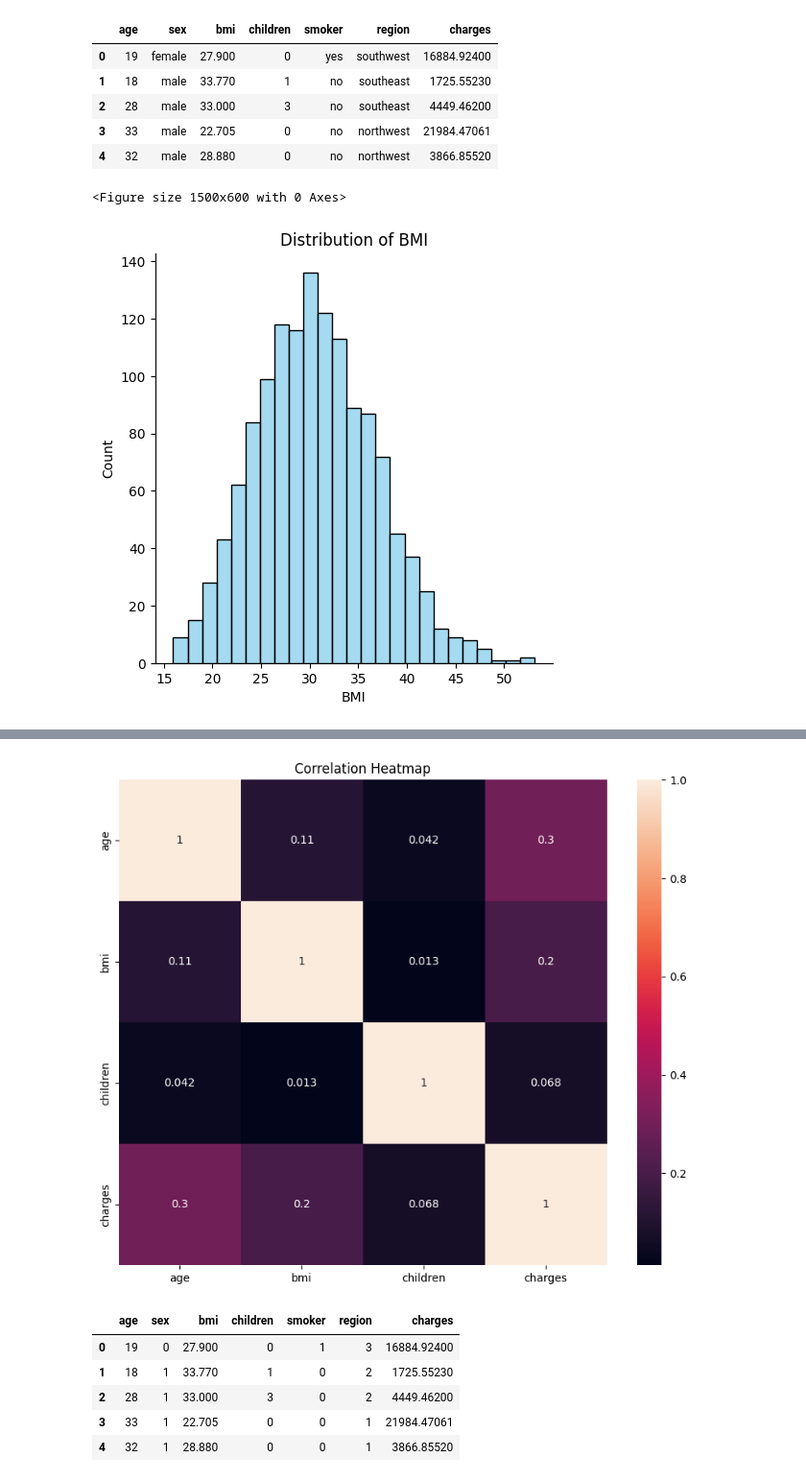
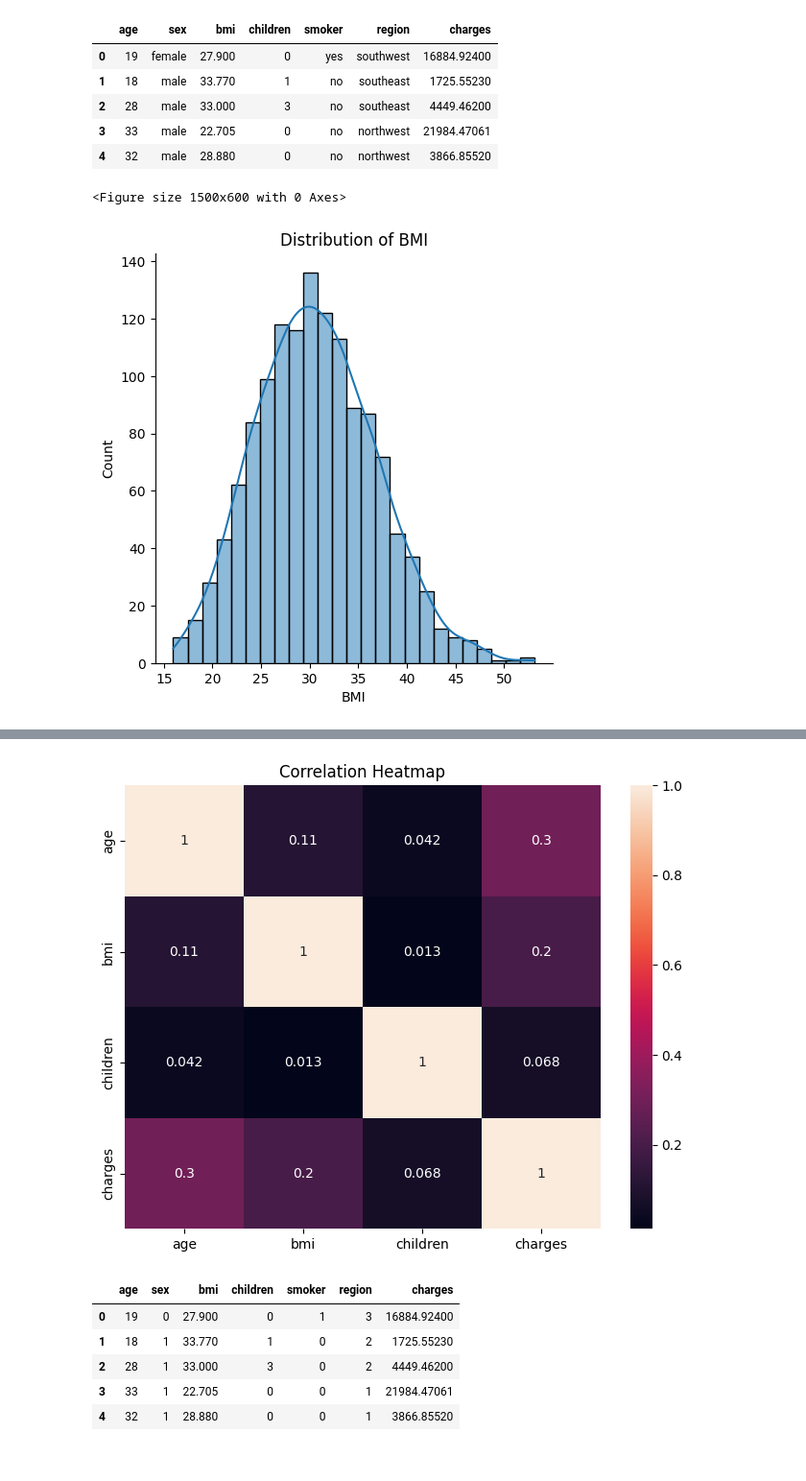
Before and after one commit to MuhammadMaaz1095/neurofive-ml-track_weak4, a Jupyter notebook: Ensemble_learning/model.ipynb, the cells around one changed output, grey strips where cells are left out. Shown at 96% size. Cells and saved outputs as stored; diff of their text form; code cells hidden in the pictures.

```diff
--- a/Ensemble_learning/model.ipynb
+++ b/Ensemble_learning/model.ipynb
@@ -21,19 +21,15 @@ df.head()
 | 2 | 28 | male | 33.000 | 3 | no | southeast | 4449.46200 |
 | 3 | 33 | male | 22.705 | 0 | no | northwest | 21984.47061 |
 | 4 | 32 | male | 28.880 | 0 | no | northwest | 3866.85520 |
-# %%
-df['parental_education']=df['parental_education'].fillna(df['parental_education'].mode()[0])
-# %%
-df.dropna(inplace=True)
 # %%
 plt.figure(figsize=(15,6))
-sns.displot(x=df['bmi'], color='skyblue')
+sns.displot(x=df['bmi'], kde=True)
 plt.title('Distribution of BMI')
 plt.xlabel('BMI')
 plt.show()
 # %% [output]
 <Figure size 1500x600 with 0 Axes>
-[figure, old version]
+[figure, new version]
 # %%
 df.info()
 # %% [output]
@@ -62,12 +58,12 @@ fig = px.pie(
 fig.update_traces(textposition="inside", textinfo="percent+label")
 fig.show()
 # %%
-plt.figure(figsize=(10,8))
+plt.figure(figsize=(8,6))
 sns.heatmap(df.select_dtypes(include=np.number).corr(), annot=True)
 plt.title('Correlation Heatmap')
 plt.show()
 # %% [output]
-[figure, old version]
+[figure, new version]
 # %%
 one=LabelEncoder()
 df['sex']=one.fit_transform(df['sex'])
```
Also changed, not shown: parts of 4 cells of this notebook.
